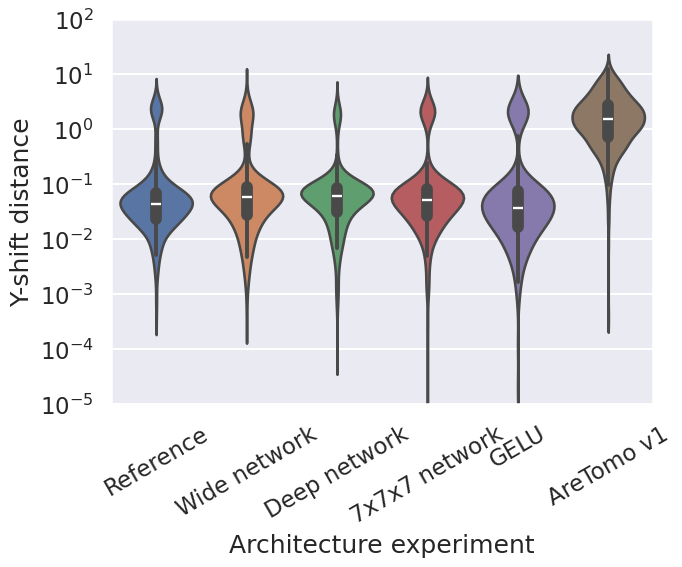
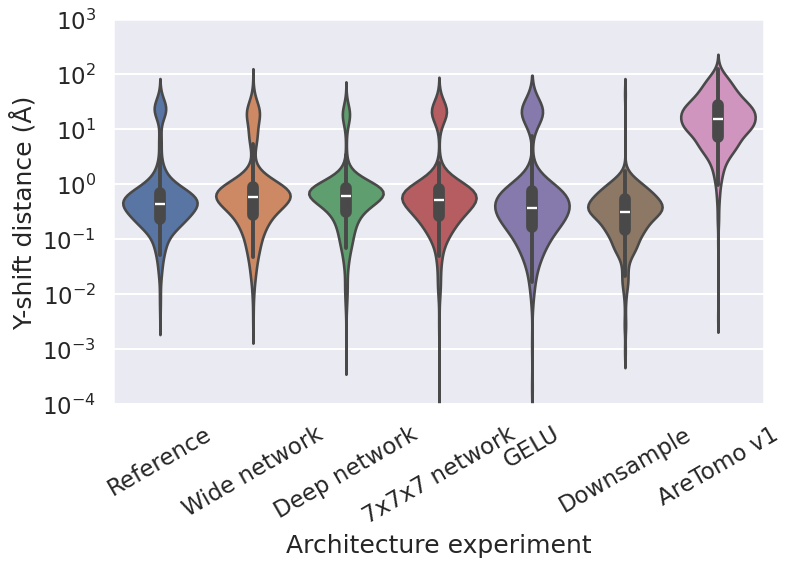
The notebook cell's code change between the first figure and the second:
--- before
+++ after
@@ -4,8 +4,8 @@
 sns.violinplot(data=data, x='experiment', y='abs y diff', hue='experiment', legend=False, log_scale=True, ax=ax)
 ax.set_yscale('log')
-ax.set_ylabel('Y-shift distance')
+ax.set_ylabel('Y-shift distance (Å)')
 xticks = ax.get_xticks()
-ax.set_xticks(xticks, ['Reference', 'Wide network', 'Deep network', '7x7x7 network', 'GELU', 'AreTomo v1'], rotation=30)
+ax.set_xticks(xticks, ['Reference', 'Wide network', 'Deep network', '7x7x7 network', 'GELU', 'Downsample', 'AreTomo v1'], rotation=30)
 ax.set_xlabel('Architecture experiment')
-ax.set_ylim(1e-5, 100)
+ax.set_ylim(1e-4, 1e3)
 plt.savefig(f'architecture_violin_abs_y_diff.png', dpi=300, bbox_inches='tight')

Commit: update plots with latest downsampling iteration